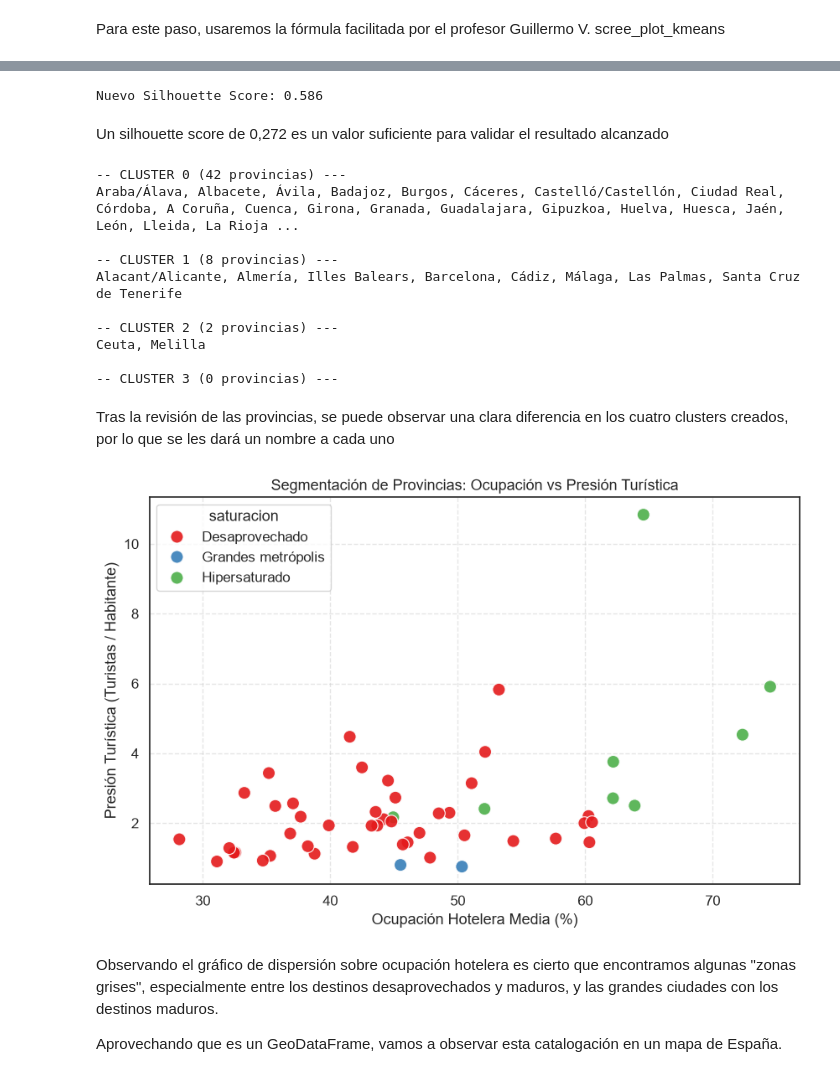
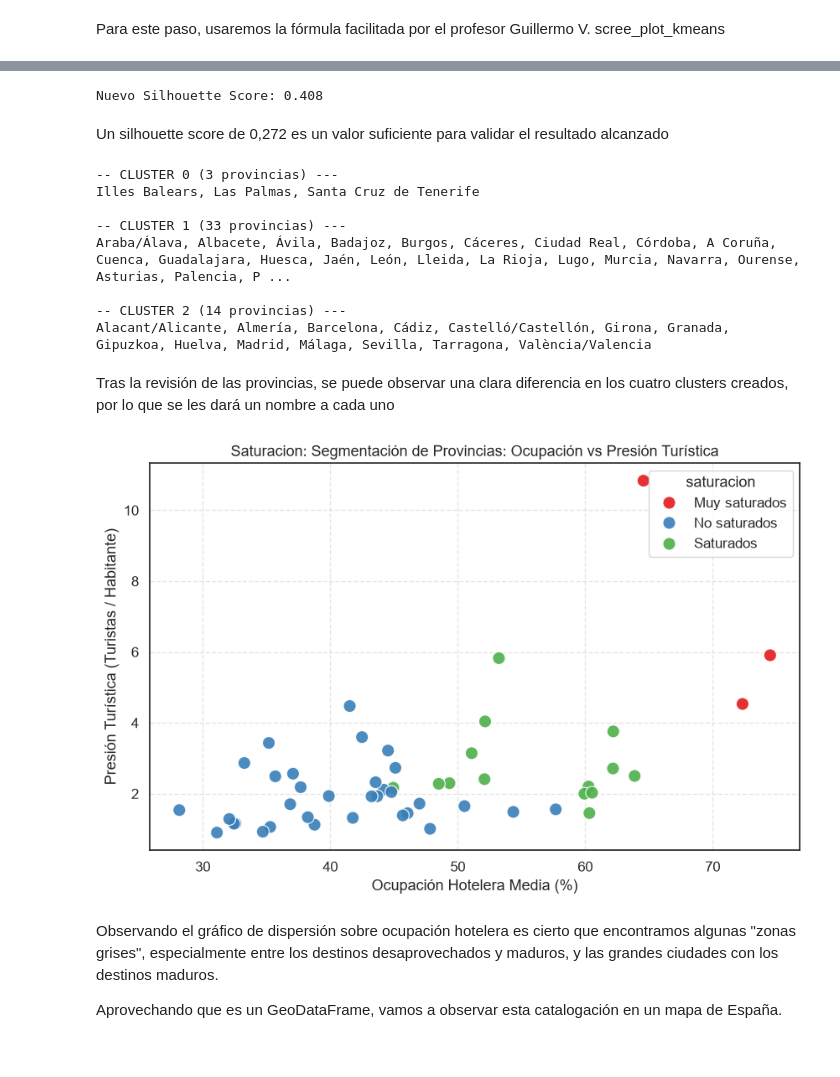
Before and after one commit to manuss05/TUI-AI-DASHBOARD-TFM, a Jupyter notebook: 02_EDA_y_clustering.ipynb, the cells around one changed output, grey strips where cells are left out. Drawn from its saved outputs; the diff is of its cells as text; code cells hidden in the pictures.

```diff
--- a/02_EDA_y_clustering.ipynb
+++ b/02_EDA_y_clustering.ipynb
@@ -507,7 +507,7 @@ dtype: int64
 LOs nulos pertenecen a Ceuta y Melilla. originalmente pertenece a los df rurales, por lo que ambas regiones considerandose ciudades autónomas, no poseen territorio rural. Por lo tanto se reemplazará el valor `NaN` por 0
 # %%
 
-TurismoProvincia = TurismoProvincia.replace(np.nan, 0)
+TurismoProvincia = TurismoProvincia.dropna()
 
 nulos = TurismoProvincia.isna().sum()
 print(nulos[nulos > 0])
@@ -586,65 +585,61 @@ Nos decantamos por seleccionar 4 clusters (k=4).
 # %%
 # Entrenamos K means con 4 clusters
 
-kmeans = KMeans(n_clusters=3, random_state=60, n_init=40)
+kmeans = KMeans(n_clusters=3, random_state=42, n_init=30)
 TurismoProvincia['cluster_saturacion'] = kmeans.fit_predict(X_scaled)
 sil = silhouette_score(X_scaled, TurismoProvincia['cluster_saturacion'])
 
 print(f"Nuevo Silhouette Score: {sil:.3f}")
 # %% [output]
-Nuevo Silhouette Score: 0.586
+Nuevo Silhouette Score: 0.408
 # %% [markdown]
 Un silhouette score de 0,272 es un valor suficiente para validar el resultado alcanzado
 # %%
 # Pequeño bucle for para revisar las provincias y el cluster que se les ha asignado
 
-for cl in range(4):
+for cl in range(3):
     provs = TurismoProvincia[TurismoProvincia['cluster_saturacion'] == cl]['provincia'].tolist()
     print(f'-- CLUSTER {cl} ({len(provs)} provincias) ---')
     print(', '.join(provs))
     print(' ')
 # %% [output]
--- CLUSTER 0 (42 provincias) ---
-Araba/Álava, Albacete, Ávila, Badajoz, Burgos, Cáceres, Castelló/Castellón, Ciudad Real, Córdoba, A Coruña, Cuenca, Girona, Granada, Guadalajara, Gipuzkoa, Huelva, Huesca, Jaén, León, Lleida, La Rioja ...
+-- CLUSTER 0 (3 provincias) ---
+Illes Balears, Las Palmas, Santa Cruz de Tenerife
 
--- CLUSTER 1 (8 provincias) ---
-Alacant/Alicante, Almería, Illes Balears, Barcelona, Cádiz, Málaga, Las Palmas, Santa Cruz de Tenerife
+-- CLUSTER 1 (33 provincias) ---
+Araba/Álava, Albacete, Ávila, Badajoz, Burgos, Cáceres, Ciudad Real, Córdoba, A Coruña, Cuenca, Guadalajara, Huesca, Jaén, León, Lleida, La Rioja, Lugo, Murcia, Navarra, Ourense, Asturias, Palencia, P ...
 
--- CLUSTER 2 (2 provincias) ---
-Ceuta, Melilla
-
--- CLUSTER 3 (0 provincias) ---
+-- CLUSTER 2 (14 provincias) ---
+Alacant/Alicante, Almería, Barcelona, Cádiz, Castelló/Castellón, Girona, Granada, Gipuzkoa, Huelva, Madrid, Málaga, Sevilla, Tarragona, València/Valencia
 # %% [markdown]
 Tras la revisión de las provincias, se puede observar una clara diferencia en los cuatro clusters creados, por lo que se les dará un nombre a cada uno
 # %%
-Clusters = {0: 'Desaprovechado', #Albacete
-            1: 'Saturados', # Baleares
-            2: 'Grandes metrópolis', # Madrid
-            3: 'Destinos maduros' # Alicante
-            }
+Clusters = {0: 'Muy saturados',
+            1: 'No saturados',
+            2: 'Saturados'}
 
 #Asignamos el nombre del cluster
 TurismoProvincia['saturacion'] = TurismoProvincia['cluster_saturacion'].map(Clusters).astype('category')
 # %%
 # Grafico de dispersion
 
 plt.figure(figsize=(10, 6))
 sns.scatterplot(
     data=TurismoProvincia,
     x='ocupacion_hotel_media',
     y='presion_turistica_hab',
     hue='saturacion',
     palette='Set1',
     s=120,
     alpha=0.9
 )
-plt.title('Segmentación de Provincias: Ocupación vs Presión Turística')
+plt.title('Saturacion: Segmentación de Provincias: Ocupación vs Presión Turística')
 plt.xlabel('Ocupación Hotelera Media (%)')
 plt.ylabel('Presión Turística (Turistas / Habitante)')
 plt.grid(True, linestyle='--', alpha=0.5)
 plt.show()
 # %% [output]
-[figure, old version]
+[figure, new version]
 # %% [markdown]
 Observando el gráfico de dispersión sobre ocupación hotelera es cierto que encontramos algunas "zonas grises", especialmente entre los destinos desaprovechados y maduros, y las grandes ciudades con los destinos maduros.
 
```
Also changed, not shown: parts of 13 cells of this notebook, 3 other files.
